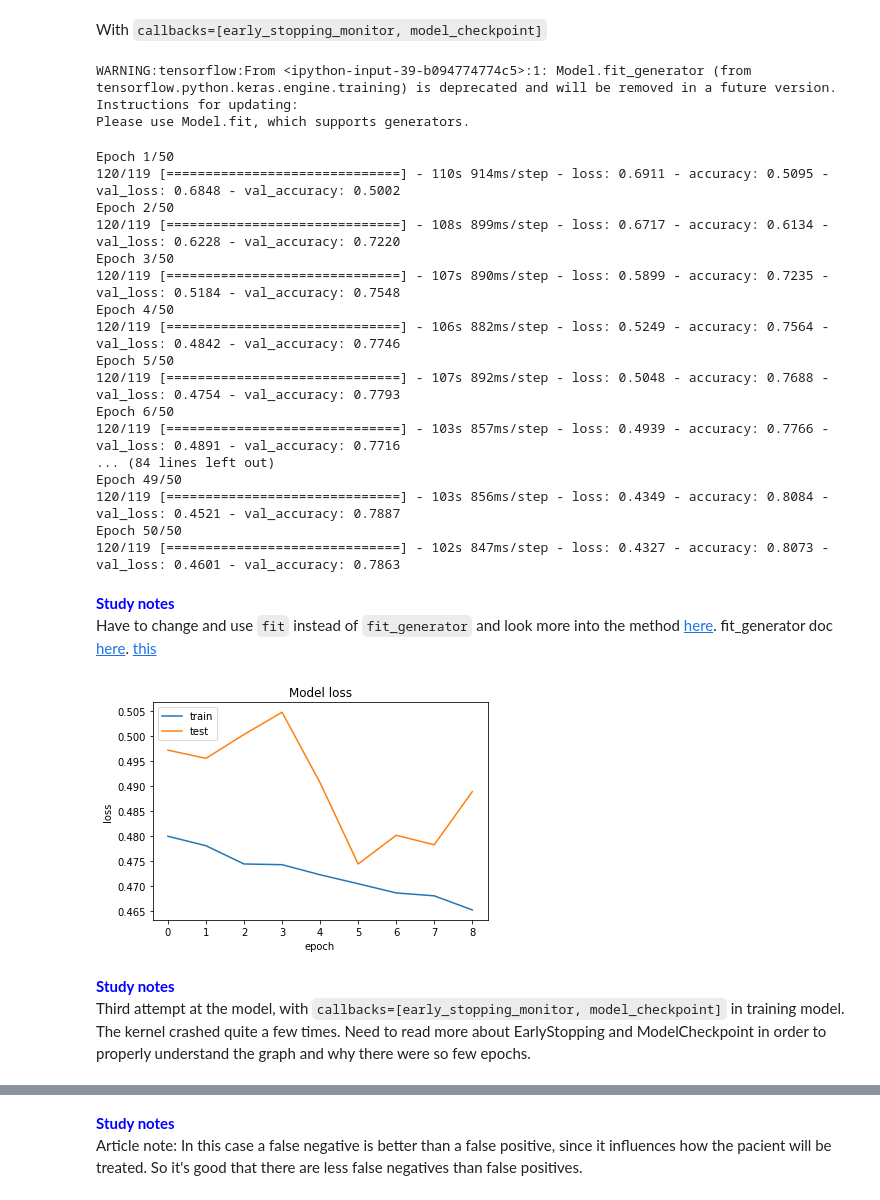
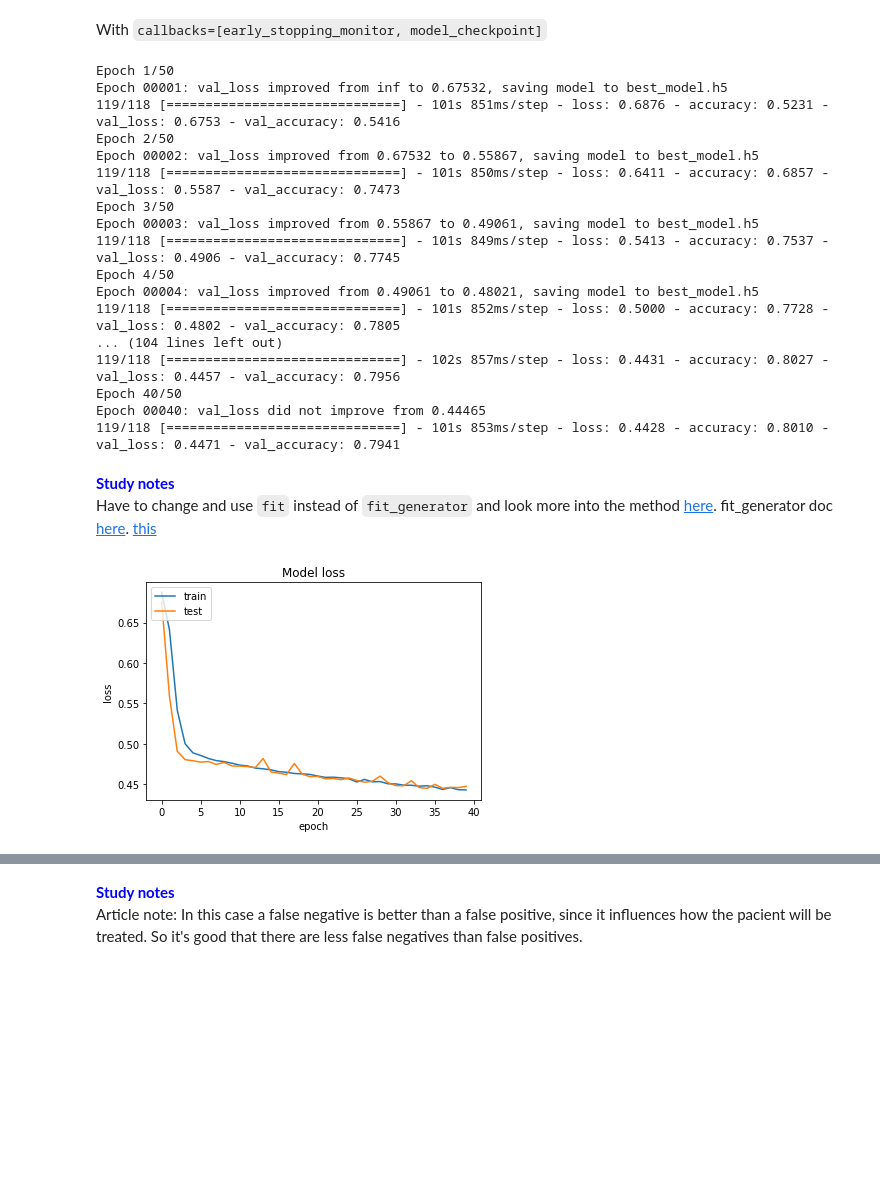
Before and after one commit to beamaia/neural-network-studies, a Jupyter notebook: intro_histopathology/introduction_to_cnn_histopathology_dataset.ipynb, the cells around one changed output, grey strips where cells are left out. Cells and saved outputs as stored; diff of their text form; code cells hidden in the pictures; blank space fills up the shorter version.

```diff
--- a/intro_histopathology/introduction_to_cnn_histopathology_dataset.ipynb
+++ b/intro_histopathology/introduction_to_cnn_histopathology_dataset.ipynb
@@ -251,34 +253,31 @@ datagen = ImageDataGenerator(
 # %%
 from keras.callbacks import EarlyStopping, ModelCheckpoint
 
-early_stopping_monitor = EarlyStopping(monitor='val_loss', patience=3, mode='min')
-model_checkpoint = ModelCheckpoint('best_model2.h5', monitor='val_loss', mode='min', verbose=1, save_best_only=True)
+early_stopping_monitor = EarlyStopping(monitor='val_loss', patience=5, mode='min')
+model_checkpoint = ModelCheckpoint('best_model.h5', monitor='val_loss', mode='min', verbose=1, save_best_only=True)
 # %% [markdown]
 With `callbacks=[early_stopping_monitor, model_checkpoint]`
 # %%
-training = model.fit_generator(datagen.flow(x_trainRus_reshaped,y_trainRus_hot,batch_size=batch_size),
-                    steps_per_epoch=len(x_trainRus_reshaped) / batch_size, epochs=epochs,validation_data=(x_testRus_reshaped, y_testRus_hot), verbose=1)
+training = model.fit(datagen.flow(x_trainRus_reshaped,y_trainRus_hot,batch_size=batch_size),
+                    steps_per_epoch=len(x_trainRus_reshaped) / batch_size, epochs=epochs,validation_data=(x_testRus_reshaped, y_testRus_hot), verbose=1, callbacks=[early_stopping_monitor, model_checkpoint])
 # %% [output]
-WARNING:tensorflow:From <ipython-input-39-b094774774c5>:1: Model.fit_generator (from tensorflow.python.keras.engine.training) is deprecated and will be removed in a future version.
-Instructions for updating:
-Please use Model.fit, which supports generators.
+Epoch 1/50
+Epoch 00001: val_loss improved from inf to 0.67532, saving model to best_model.h5
+119/118 [==============================] - 101s 851ms/step - loss: 0.6876 - accuracy: 0.5231 - val_loss: 0.6753 - val_accuracy: 0.5416
+Epoch 2/50
+Epoch 00002: val_loss improved from 0.67532 to 0.55867, saving model to best_model.h5
+119/118 [==============================] - 101s 850ms/step - loss: 0.6411 - accuracy: 0.6857 - val_loss: 0.5587 - val_accuracy: 0.7473
+Epoch 3/50
+Epoch 00003: val_loss improved from 0.55867 to 0.49061, saving model to best_model.h5
+119/118 [==============================] - 101s 849ms/step - loss: 0.5413 - accuracy: 0.7537 - val_loss: 0.4906 - val_accuracy: 0.7745
+Epoch 4/50
+Epoch 00004: val_loss improved from 0.49061 to 0.48021, saving model to best_model.h5
+119/118 [==============================] - 101s 852ms/step - loss: 0.5000 - accuracy: 0.7728 - val_loss: 0.4802 - val_accuracy: 0.7805
+... (104 lines left out)
+119/118 [==============================] - 102s 857ms/step - loss: 0.4431 - accuracy: 0.8027 - val_loss: 0.4457 - val_accuracy: 0.7956
+Epoch 40/50
+Epoch 00040: val_loss did not improve from 0.44465
+119/118 [==============================] - 101s 853ms/step - loss: 0.4428 - accuracy: 0.8010 - val_loss: 0.4471 - val_accuracy: 0.7941
-Epoch 1/50
-120/119 [==============================] - 110s 914ms/step - loss: 0.6911 - accuracy: 0.5095 - val_loss: 0.6848 - val_accuracy: 0.5002
-Epoch 2/50
-120/119 [==============================] - 108s 899ms/step - loss: 0.6717 - accuracy: 0.6134 - val_loss: 0.6228 - val_accuracy: 0.7220
-Epoch 3/50
-120/119 [==============================] - 107s 890ms/step - loss: 0.5899 - accuracy: 0.7235 - val_loss: 0.5184 - val_accuracy: 0.7548
-Epoch 4/50
-120/119 [==============================] - 106s 882ms/step - loss: 0.5249 - accuracy: 0.7564 - val_loss: 0.4842 - val_accuracy: 0.7746
-Epoch 5/50
-120/119 [==============================] - 107s 892ms/step - loss: 0.5048 - accuracy: 0.7688 - val_loss: 0.4754 - val_accuracy: 0.7793
-Epoch 6/50
-120/119 [==============================] - 103s 857ms/step - loss: 0.4939 - accuracy: 0.7766 - val_loss: 0.4891 - val_accuracy: 0.7716
-... (84 lines left out)
-Epoch 49/50
-120/119 [==============================] - 103s 856ms/step - loss: 0.4349 - accuracy: 0.8084 - val_loss: 0.4521 - val_accuracy: 0.7887
-Epoch 50/50
-120/119 [==============================] - 102s 847ms/step - loss: 0.4327 - accuracy: 0.8073 - val_loss: 0.4601 - val_accuracy: 0.7863
 # %% [markdown]
 <span style='color:blue'>
 <b>Study notes</b></span>
@@ -288,17 +287,12 @@ Have to change and use `fit` instead of `fit_generator` and look more into the m
 # %%
 import matplotlib.pyplot as plt
 # %%
-# plt.plot(training.history['loss'])
-# plt.plot(training.history['val_loss'])
-# plt.title('Model loss')
-# plt.ylabel('loss')
-# plt.xlabel('epoch')
-# plt.legend(['train','test'], loc='upper left')
-# plt.show()
+plt.plot(training.history['loss'])
+plt.plot(training.history['val_loss'])
+plt.title('Model loss')
+plt.ylabel('loss')
+plt.xlabel('epoch')
+plt.legend(['train','test'], loc='upper left')
+plt.show()
 # %% [output]
-[figure, old version]
+[figure, new version]
-# %% [markdown]
-<span style='color:blue'>
-<b>Study notes</b></span>
-
-Third attempt at the model, with `callbacks=[early_stopping_monitor, model_checkpoint]` in training model. The kernel crashed quite a few times. Need to read more about EarlyStopping and ModelCheckpoint in order to properly understand the graph and why there were so few epochs.
```
Also changed, not shown: parts of 23 cells of this notebook.
